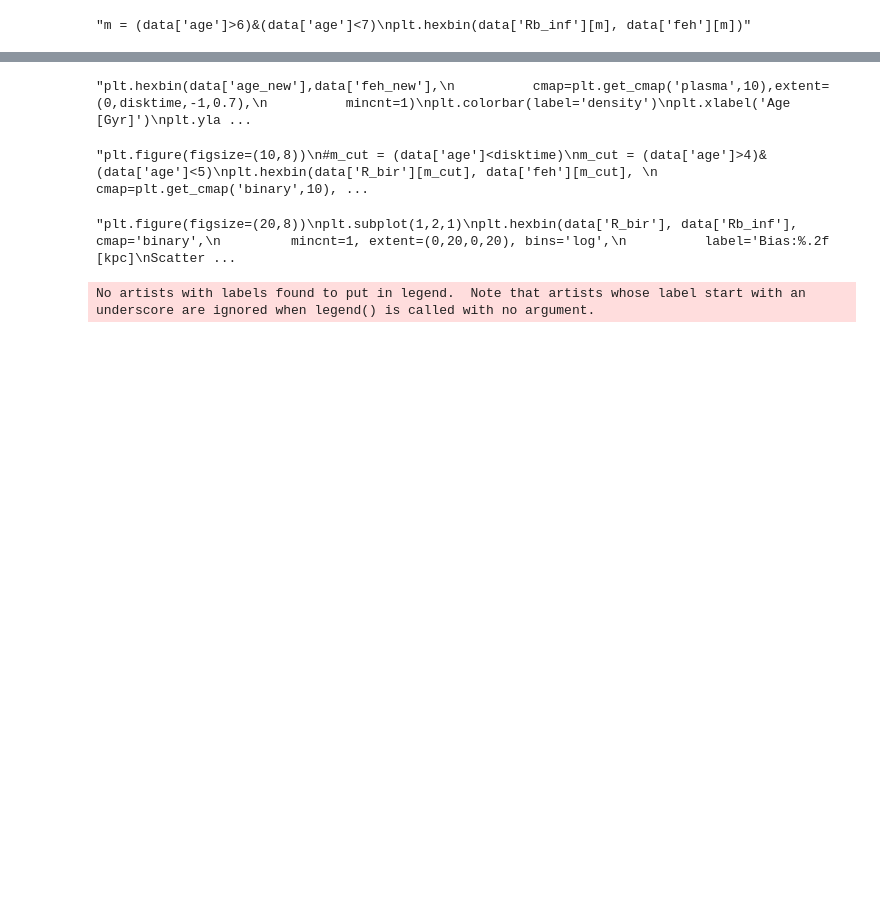
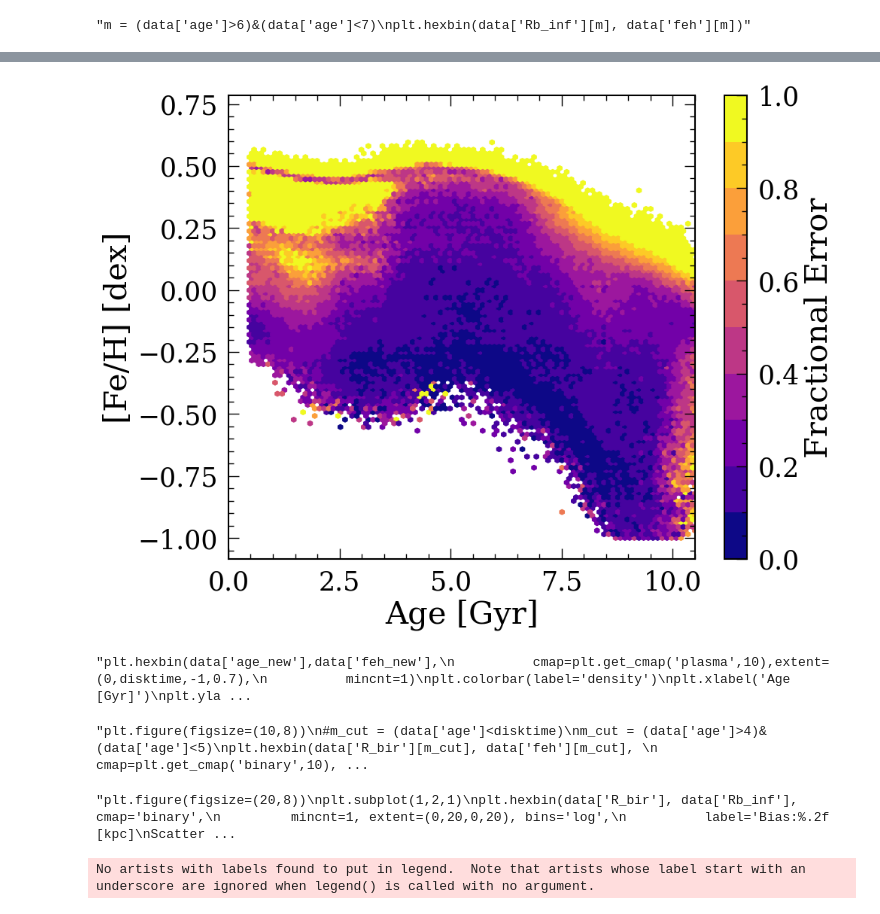
Before and after one commit to lyx12311/FeHScatter, a Jupyter notebook: FeHGradient-Simulation.ipynb, the cells around one changed output, grey strips where cells are left out. Cells and saved outputs as stored; diff of their text form; code cells hidden in the pictures; blank space fills up the shorter version.

```diff
--- a/FeHGradient-Simulation.ipynb
+++ b/FeHGradient-Simulation.ipynb
@@ -614,3 +636,17 @@ plt.savefig('AddFig/highres/g279e12_AMR',bbox_inches='tight')
+# %%
+plt.figure(figsize=(10,8))
+plt.hexbin(data['age_new'],data['feh_new'],C=abs(data['Rb_inf_new']-data['R_bir'])/data['R_bir'],
+          cmap=plt.get_cmap('plasma',10),vmin=0,vmax=1,extent=(0,disktime,-1,0.7),
+          reduce_C_function=np.median)
+plt.colorbar(label='Fractional Error')
+plt.xlabel('Age [Gyr]')
+plt.ylabel('[Fe/H] [dex]')
+plt.xlim([0,disktime])
+
+plt.savefig('AddFig/g279e12_AMR_percerr.png',bbox_inches='tight')
+plt.savefig('AddFig/highres/g279e12_AMR_percerr',bbox_inches='tight')
+# %% [output]
+[figure, added]
 # %%
 """plt.hexbin(data['age_new'],data['feh_new'],
           cmap=plt.get_cmap('plasma',10),extent=(0,disktime,-1,0.7),
```
Also changed, not shown: parts of 12 cells of this notebook.
